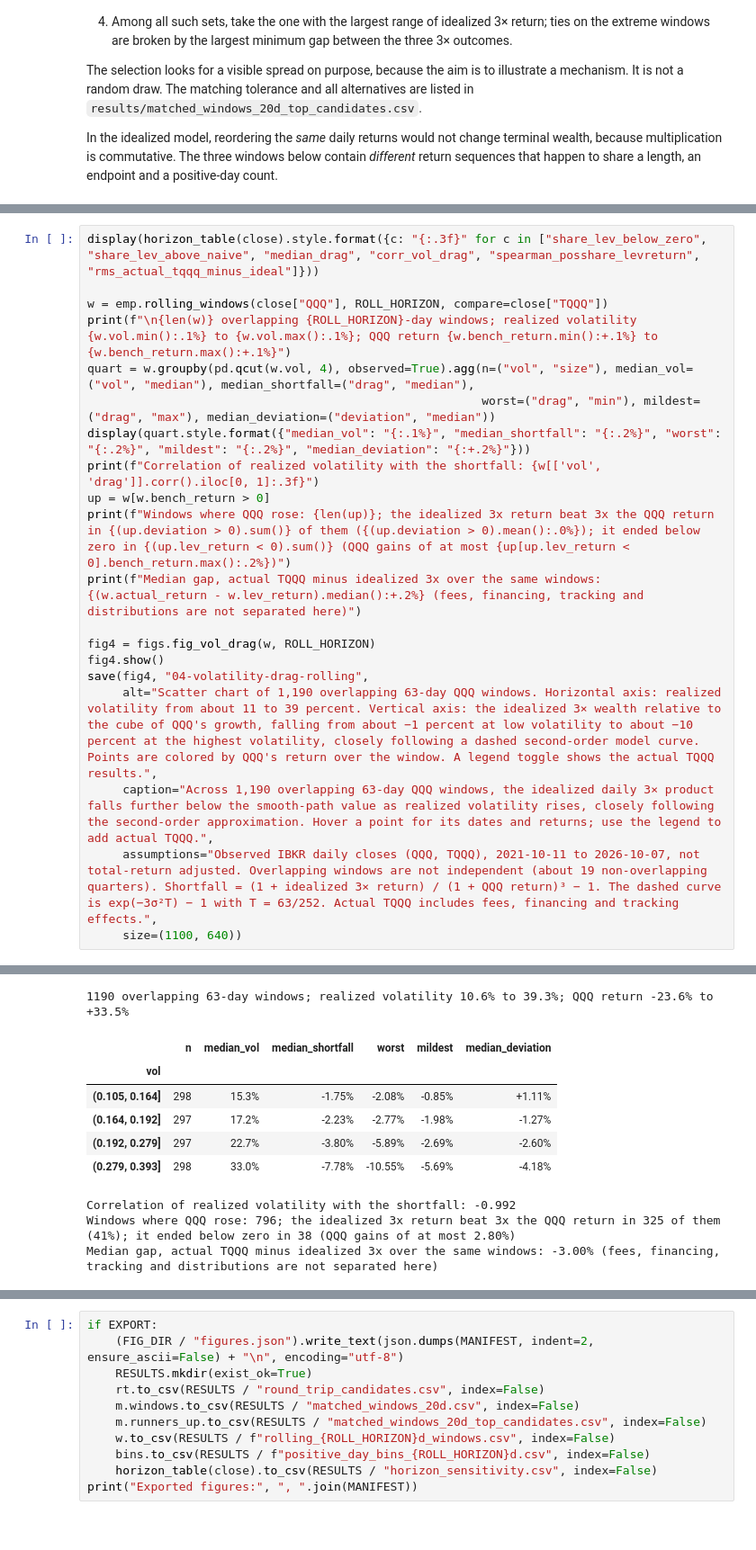
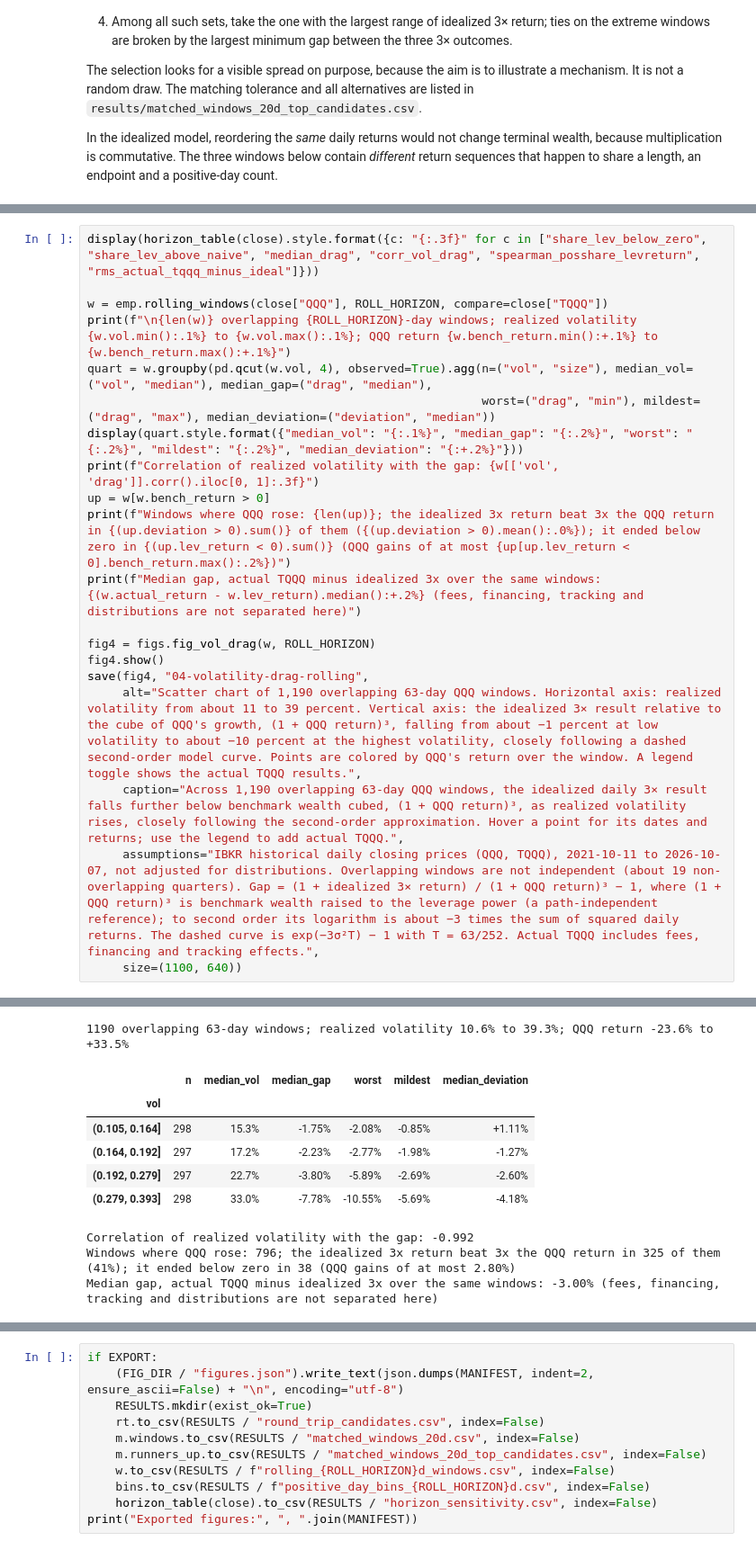
Before and after one commit to dvirross/leveraged-etf-compounding, a Jupyter notebook: notebooks/leveraged-etf-empirical-analysis.ipynb, the cells around one changed output, grey strips where cells are left out. Shown at 90% size. Cells and saved outputs as stored; diff of their text form.

```diff
--- a/notebooks/leveraged-etf-empirical-analysis.ipynb
+++ b/notebooks/leveraged-etf-empirical-analysis.ipynb
@@ -157,37 +157,37 @@ The **shortfall relative to the smooth-path value** is `(1 + 3× return) / (1 +
 # %%
 display(horizon_table(close).style.format({c: "{:.3f}" for c in ["share_lev_below_zero", "share_lev_above_naive", "median_drag", "corr_vol_drag", "spearman_posshare_levreturn", "rms_actual_tqqq_minus_ideal"]}))
 
 w = emp.rolling_windows(close["QQQ"], ROLL_HORIZON, compare=close["TQQQ"])
 print(f"\n{len(w)} overlapping {ROLL_HORIZON}-day windows; realized volatility {w.vol.min():.1%} to {w.vol.max():.1%}; QQQ return {w.bench_return.min():+.1%} to {w.bench_return.max():+.1%}")
-quart = w.groupby(pd.qcut(w.vol, 4), observed=True).agg(n=("vol", "size"), median_vol=("vol", "median"), median_shortfall=("drag", "median"),
+quart = w.groupby(pd.qcut(w.vol, 4), observed=True).agg(n=("vol", "size"), median_vol=("vol", "median"), median_gap=("drag", "median"),
                                                         worst=("drag", "min"), mildest=("drag", "max"), median_deviation=("deviation", "median"))
-display(quart.style.format({"median_vol": "{:.1%}", "median_shortfall": "{:.2%}", "worst": "{:.2%}", "mildest": "{:.2%}", "median_deviation": "{:+.2%}"}))
-print(f"Correlation of realized volatility with the shortfall: {w[['vol', 'drag']].corr().iloc[0, 1]:.3f}")
+display(quart.style.format({"median_vol": "{:.1%}", "median_gap": "{:.2%}", "worst": "{:.2%}", "mildest": "{:.2%}", "median_deviation": "{:+.2%}"}))
+print(f"Correlation of realized volatility with the gap: {w[['vol', 'drag']].corr().iloc[0, 1]:.3f}")
 up = w[w.bench_return > 0]
 print(f"Windows where QQQ rose: {len(up)}; the idealized 3x return beat 3x the QQQ return in {(up.deviation > 0).sum()} of them ({(up.deviation > 0).mean():.0%}); it ended below zero in {(up.lev_return < 0).sum()} (QQQ gains of at most {up[up.lev_return < 0].bench_return.max():.2%})")
 print(f"Median gap, actual TQQQ minus idealized 3x over the same windows: {(w.actual_return - w.lev_return).median():+.2%} (fees, financing, tracking and distributions are not separated here)")
 
 fig4 = figs.fig_vol_drag(w, ROLL_HORIZON)
 fig4.show()
 save(fig4, "04-volatility-drag-rolling",
-     alt="Scatter chart of 1,190 overlapping 63-day QQQ windows. Horizontal axis: realized volatility from about 11 to 39 percent. Vertical axis: the idealized 3× wealth relative to the cube of QQQ's growth, falling from about −1 percent at low volatility to about −10 percent at the highest volatility, closely following a dashed second-order model curve. Points are colored by QQQ's return over the window. A legend toggle shows the actual TQQQ results.",
-     caption="Across 1,190 overlapping 63-day QQQ windows, the idealized daily 3× product falls further below the smooth-path value as realized volatility rises, closely following the second-order approximation. Hover a point for its dates and returns; use the legend to add actual TQQQ.",
-     assumptions="Observed IBKR daily closes (QQQ, TQQQ), 2021-10-11 to 2026-10-07, not total-return adjusted. Overlapping windows are not independent (about 19 non-overlapping quarters). Shortfall = (1 + idealized 3× return) / (1 + QQQ return)³ − 1. The dashed curve is exp(−3σ²T) − 1 with T = 63/252. Actual TQQQ includes fees, financing and tracking effects.",
+     alt="Scatter chart of 1,190 overlapping 63-day QQQ windows. Horizontal axis: realized volatility from about 11 to 39 percent. Vertical axis: the idealized 3× result relative to the cube of QQQ's growth, (1 + QQQ return)³, falling from about −1 percent at low volatility to about −10 percent at the highest volatility, closely following a dashed second-order model curve. Points are colored by QQQ's return over the window. A legend toggle shows the actual TQQQ results.",
+     caption="Across 1,190 overlapping 63-day QQQ windows, the idealized daily 3× result falls further below benchmark wealth cubed, (1 + QQQ return)³, as realized volatility rises, closely following the second-order approximation. Hover a point for its dates and returns; use the legend to add actual TQQQ.",
+     assumptions="IBKR historical daily closing prices (QQQ, TQQQ), 2021-10-11 to 2026-10-07, not adjusted for distributions. Overlapping windows are not independent (about 19 non-overlapping quarters). Gap = (1 + idealized 3× return) / (1 + QQQ return)³ − 1, where (1 + QQQ return)³ is benchmark wealth raised to the leverage power (a path-independent reference); to second order its logarithm is about −3 times the sum of squared daily returns. The dashed curve is exp(−3σ²T) − 1 with T = 63/252. Actual TQQQ includes fees, financing and tracking effects.",
      size=(1100, 640))
 # %% [output]
 |  | horizon_days | overlapping_windows | approx_independent_windows | share_lev_below_zero | windows_bench_up_lev_down | ... |
 | 0 | 20 | 1233 | 62 | 0.395 | 25 | ... |
 | 1 | 63 | 1190 | 19 | 0.363 | 38 | ... |
 | 2 | 126 | 1127 | 9 | 0.286 | 50 | ... |
 | 3 | 252 | 1001 | 4 | 0.158 | 15 | ... |
 1190 overlapping 63-day windows; realized volatility 10.6% to 39.3%; QQQ return -23.6% to +33.5%
-|  | n | median_vol | median_shortfall | worst | mildest | median_deviation |
+|  | n | median_vol | median_gap | worst | mildest | median_deviation |
 | vol |  |  |  |  |  |  |
 | (0.105, 0.164] | 298 | 15.3% | -1.75% | -2.08% | -0.85% | +1.11% |
 | (0.164, 0.192] | 297 | 17.2% | -2.23% | -2.77% | -1.98% | -1.27% |
 | (0.192, 0.279] | 297 | 22.7% | -3.80% | -5.89% | -2.69% | -2.60% |
 | (0.279, 0.393] | 298 | 33.0% | -7.78% | -10.55% | -5.69% | -4.18% |
-Correlation of realized volatility with the shortfall: -0.992
+Correlation of realized volatility with the gap: -0.992
 Windows where QQQ rose: 796; the idealized 3x return beat 3x the QQQ return in 325 of them (41%); it ended below zero in 38 (QQQ gains of at most 2.80%)
 Median gap, actual TQQQ minus idealized 3x over the same windows: -3.00% (fees, financing, tracking and distributions are not separated here)
 # %% [markdown]
```
Also changed, not shown: parts of 7 cells of this notebook, 9 other files.
